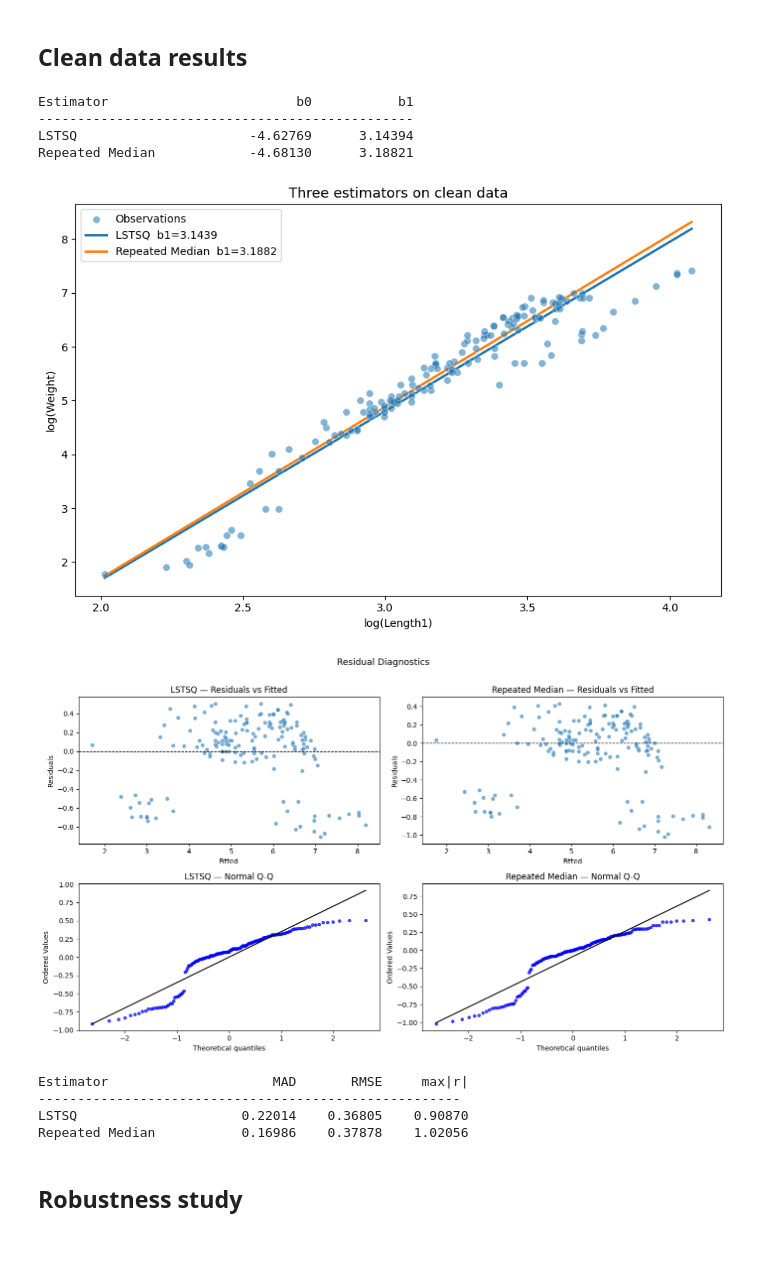
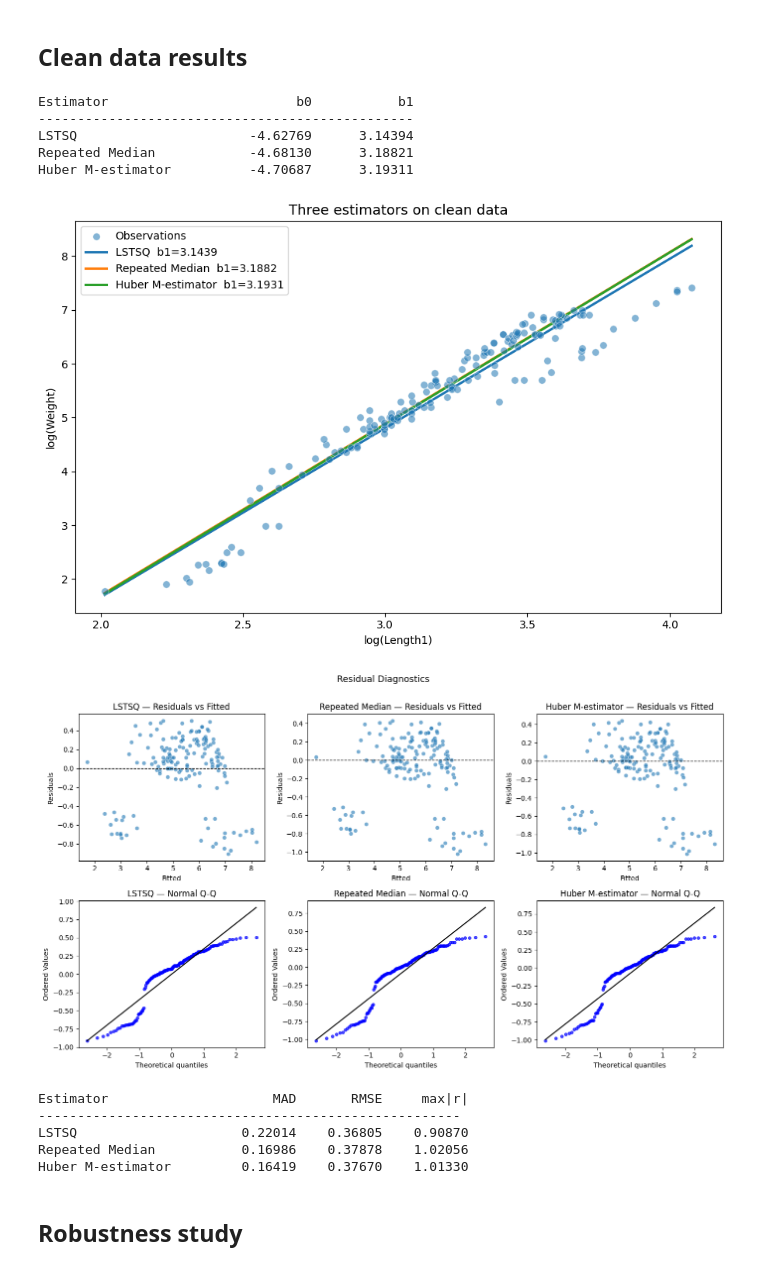
Before and after one commit to AnjaCvetkovic25/huber-vs-repeated-median, a Jupyter notebook: main.ipynb, the cells around one changed output. Drawn from its saved outputs; the diff is of its cells as text; code cells hidden in the pictures.

Commit message:
implement huber_m_estimator

```diff
--- a/main.ipynb
+++ b/main.ipynb
@@ -248,15 +248,20 @@ importlib.reload(est)
 # %%
 res_lstsq = est.lstsq(x, y)
 res_rep_med = est.repeated_median(x, y)
+res_huber = est.huber_m_estimator(x, y)
+
+estimators = [res_lstsq, res_rep_med, res_huber]
+
 print(f"{'Estimator':<22} {'b0':>12} {'b1':>12}")
 print("-" * 48)
-for r in [res_lstsq, res_rep_med]:
+for r in estimators:
     print(f"{r['label']:<22} {r['b0']:>12.5f} {r['b1']:>12.5f}")
 # %% [output]
 Estimator                        b0           b1
 ------------------------------------------------
 LSTSQ                      -4.62769      3.14394
 Repeated Median            -4.68130      3.18821
+Huber M-estimator          -4.70687      3.19311
 # %%
 xgrid = np.linspace(x.min(), x.max(), 300)
 fig, ax = plt.subplots(figsize=(9, 6))
@@ -264,7 +269,7 @@ fig, ax = plt.subplots(figsize=(9, 6))
 ax.scatter(x, y, alpha=0.55, s=45,
            edgecolors='w', linewidths=0.5, label='Observations', zorder=3)
 
-for res in [res_lstsq, res_rep_med]:
+for res in estimators:
     ax.plot(xgrid, res['b0'] + res['b1'] * xgrid,
             lw=2.2, label=f"{res['label']}  b1={res['b1']:.4f}")
 
@@ -274,14 +279,15 @@ ax.legend()
 plt.tight_layout()
 plt.show()
 # %% [output]
-[figure, old version]
+[figure, new version]
 # %%
-est.residual_diagnostic([res_lstsq, res_rep_med], x)
+est.residual_diagnostic(estimators, x)
 # %% [output]
-[figure, old version]
+[figure, new version]
 Estimator                     MAD       RMSE     max|r|
 ------------------------------------------------------
 LSTSQ                     0.22014    0.36805    0.90870
 Repeated Median           0.16986    0.37878    1.02056
+Huber M-estimator         0.16419    0.37670    1.01330
 # %% [markdown]
 ## Robustness study
```
Also changed, not shown: parts of 1 cell of this notebook, 1 other file.
